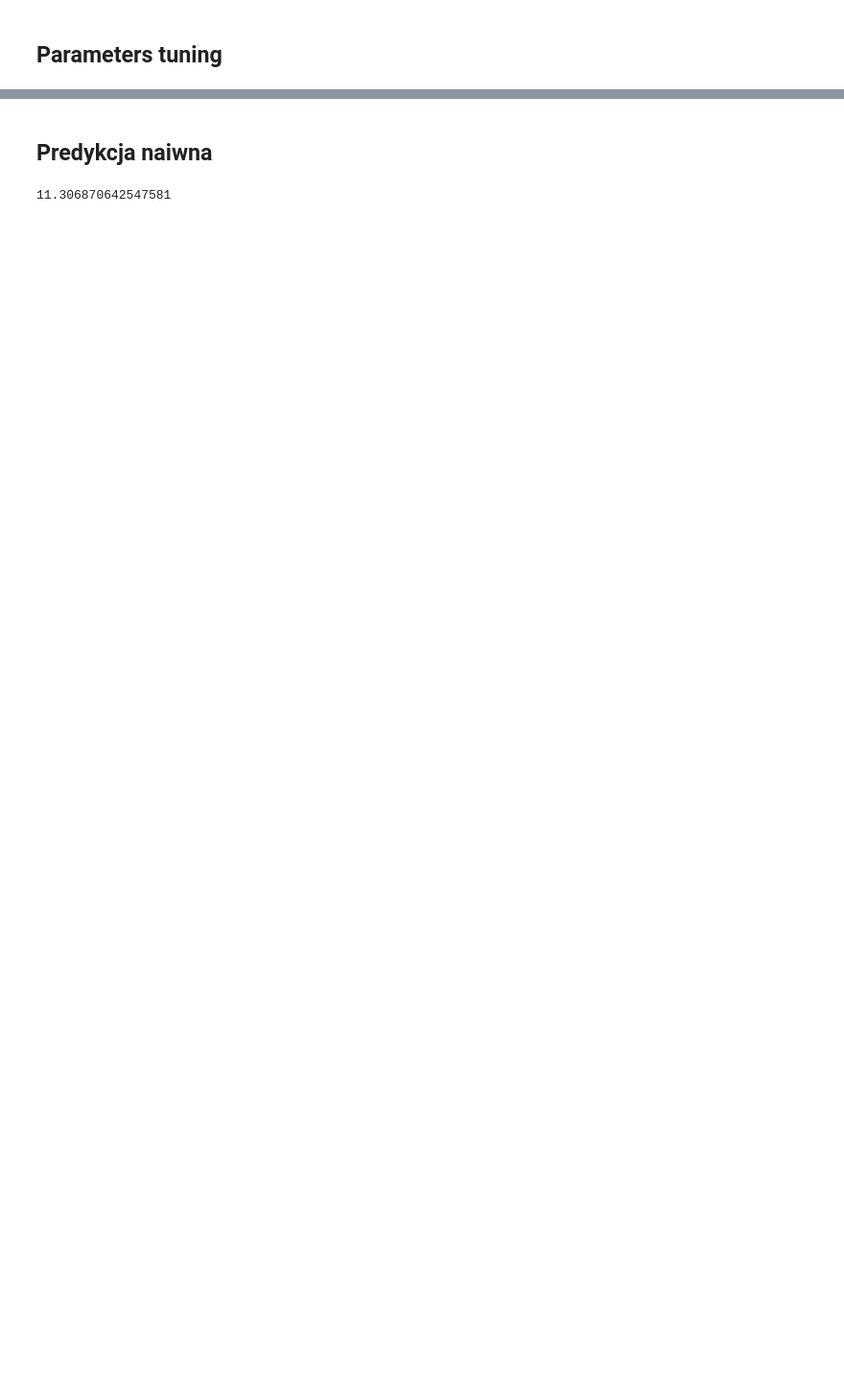
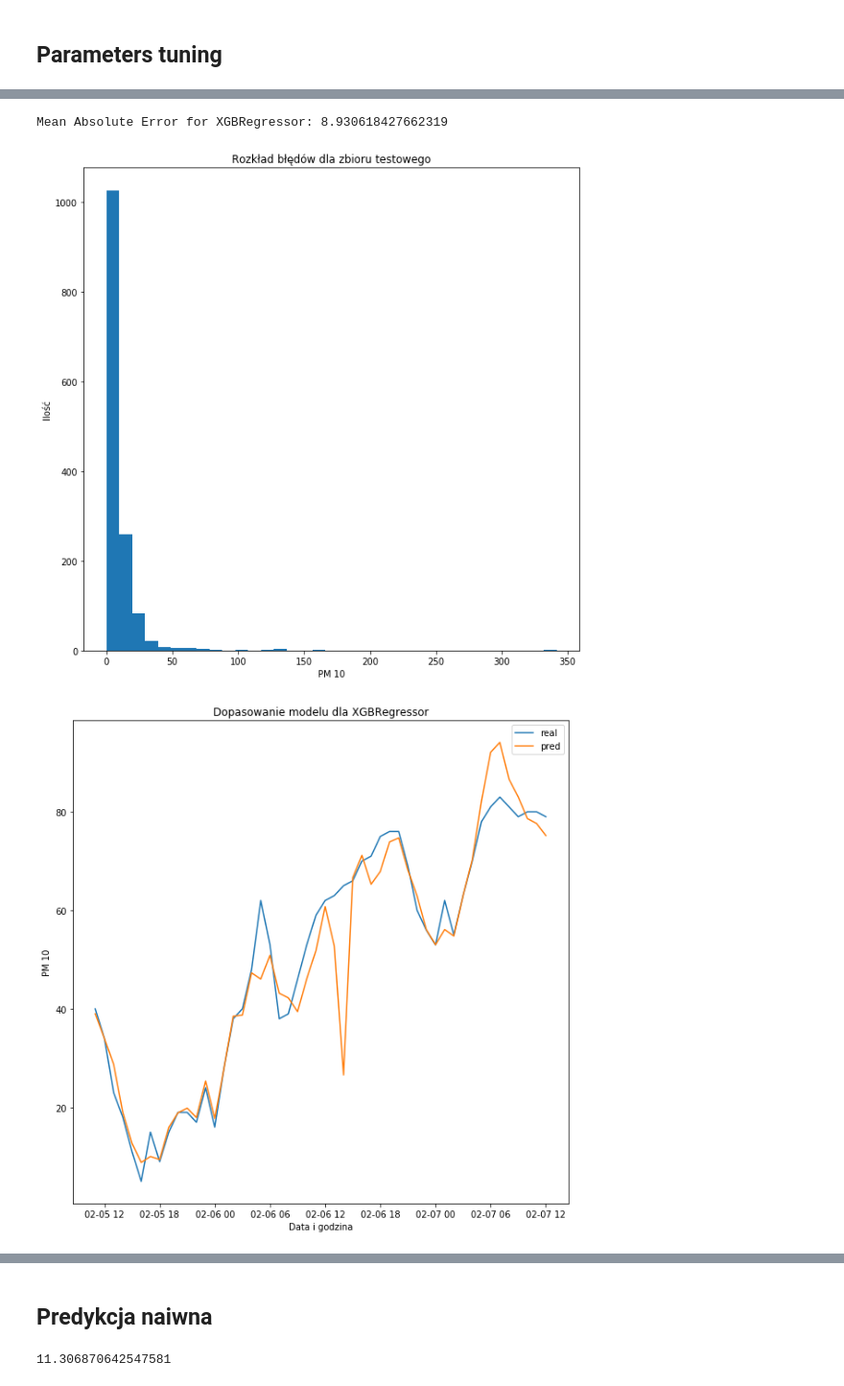
Before and after one commit to infoshareacademy/jdsz2-rundoom, a Jupyter notebook: projekt_ml/Jupyter/projekt_ml.ipynb, the cells around one changed output, grey strips where cells are left out. Shown at 96% size. Saved outputs shown, nothing was run; the diff lists cells and outputs as text; code cells hidden in the pictures; blank space fills up the shorter version.

```diff
--- a/projekt_ml/Jupyter/projekt_ml.ipynb
+++ b/projekt_ml/Jupyter/projekt_ml.ipynb
@@ -398,0 +414,64 @@ Mean Absolute Error for RandomForestRegressor:  10.075669957686884
+# %%
+X = df[:-offset]
+X['T2'] = X['Temperatura']**2
+X_prog = df[df.shape[0]-offset:]
+X_prog['T2'] = X_prog['Temperatura']**2
+columns_to_delete = ['PM25']
+X = X.drop(columns=columns_to_delete, axis=1)
+X_prog = X_prog.drop(columns=columns_to_delete, axis=1)
+train_X, test_X, train_y, test_y = train_test_split(X, y, test_size=0.2, random_state=101)
+model = XGBRegressor(gamma=0, learning_rate=0.1, max_depth=9, min_child_weight=1, n_estimators=100,
+                     random_state=101)
+
+# prediction(model, 'XGBRegressor', wykres=True)
+
+model.fit(train_X, train_y)
+
+pred_test_y = model.predict(test_X)
+pred_y = model.predict(X)
+prog_y = model.predict(X_prog)
+
+# def mean_absolute_percentage_error(y_true, y_pred):
+#     y_true, y_pred = np.array(y_true), np.array(y_pred)
+#     return np.mean(np.abs((y_true - y_pred) / y_true)) * 100
+
+# mape = mean_absolute_percentage_error(test_y, pred_test_y)
+
+# print("Mean Absolute Percentage Error for XGBRegressor: {}".format(mape))
+
+mae = mean_absolute_error(test_y, pred_test_y)
+
+print("Mean Absolute Error for XGBRegressor: {}".format(mae))
+
+errors = np.abs(test_y - pred_test_y)
+
+plt.figure(figsize=(10, 10))
+plt.title('Rozkład błędów dla zbioru testowego')
+plt.xlabel('PM 10')
+plt.ylabel('Ilość')
+plt.hist(errors, bins=35)
+plt.show()
+
+plt.figure(figsize=(10, 10))
+plt.title('Dopasowanie modelu dla XGBRegressor')
+plt.plot(df2[-50 - offset:-offset].values, y[-50:], label='real')
+plt.plot(df2[-50 - offset:-offset].values, pred_y[-50:], label='pred')
+# plt.plot(np.arange(50, 51+offset, 1), np.concatenate([pred_y[-1].ravel(), prog_y.ravel()]), label='prog')
+plt.xlabel('Data i godzina')
+plt.ylabel('PM 10')
+plt.legend()
+plt.show()
+
+plt.figure(figsize=(10, 10))
+plt.title('Prognoza dla XGBRegressor')
+plt.plot(df2[-50 - offset:-offset].values, y[-50:], label='real')
+# plt.plot(np.arange(1, 51, 1), pred_y[-50:], label='pred')
+plt.plot(df2[-1 - offset:].values, np.concatenate([y[-1:], prog_y.ravel()]), label='prog')
+plt.xlabel('Data i godzina')
+plt.ylabel('PM 10')
+plt.legend()
+plt.show()
+# %% [output]
+Mean Absolute Error for XGBRegressor: 8.930618427662319
+[figure, added]
+[figure, added]
```
Also changed, not shown: parts of 19 cells of this notebook, 2 other files.
